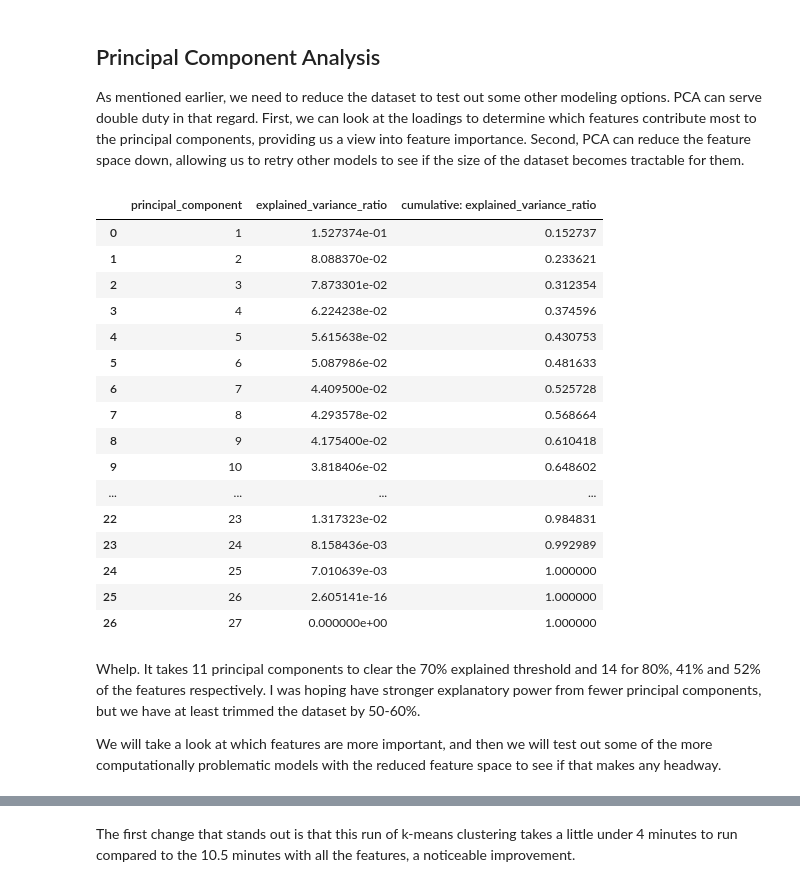
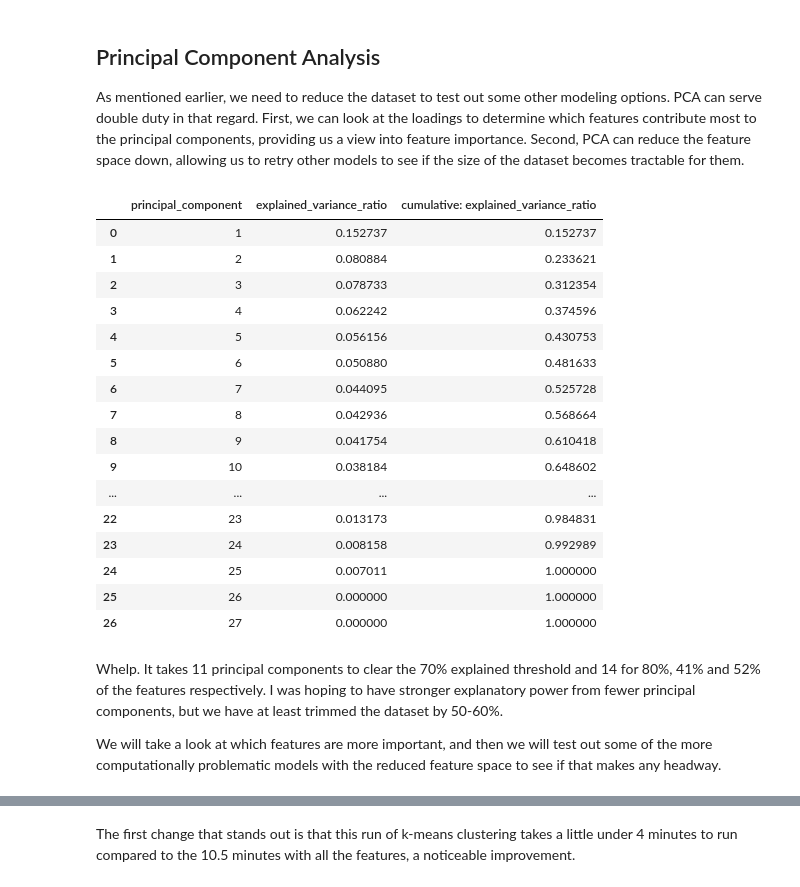
Before and after one commit to jhleakakos/msds-unsupervised-learning-final, a Jupyter notebook: even_more_surveys.ipynb, the cells around one changed output, grey strips where cells are left out. Saved outputs shown, nothing was run; the diff lists cells and outputs as text; code cells hidden in the pictures.

```diff
--- a/even_more_surveys.ipynb
+++ b/even_more_surveys.ipynb
@@ -1373,29 +1353,29 @@ pca = PCA(random_state=42).fit(df_model)
 # %%
 pd.DataFrame({
     'principal_component': pd.Series(range(1, pca.n_components_+1))
     , 'explained_variance_ratio': pca.explained_variance_ratio_
     ,  'cumulative: explained_variance_ratio': pca.explained_variance_ratio_.cumsum()
-})
+}).round(6)
 # %% [output]
 |  | principal_component | explained_variance_ratio | cumulative: explained_variance_ratio |
-| 0 | 1 | 1.527374e-01 | 0.152737 |
-| 1 | 2 | 8.088370e-02 | 0.233621 |
-| 2 | 3 | 7.873301e-02 | 0.312354 |
-| 3 | 4 | 6.224238e-02 | 0.374596 |
-| 4 | 5 | 5.615638e-02 | 0.430753 |
-| 5 | 6 | 5.087986e-02 | 0.481633 |
-| 6 | 7 | 4.409500e-02 | 0.525728 |
-| 7 | 8 | 4.293578e-02 | 0.568664 |
-| 8 | 9 | 4.175400e-02 | 0.610418 |
-| 9 | 10 | 3.818406e-02 | 0.648602 |
+| 0 | 1 | 0.152737 | 0.152737 |
+| 1 | 2 | 0.080884 | 0.233621 |
+| 2 | 3 | 0.078733 | 0.312354 |
+| 3 | 4 | 0.062242 | 0.374596 |
+| 4 | 5 | 0.056156 | 0.430753 |
+| 5 | 6 | 0.050880 | 0.481633 |
+| 6 | 7 | 0.044095 | 0.525728 |
+| 7 | 8 | 0.042936 | 0.568664 |
+| 8 | 9 | 0.041754 | 0.610418 |
+| 9 | 10 | 0.038184 | 0.648602 |
 | ... | ... | ... | ... |
-| 22 | 23 | 1.317323e-02 | 0.984831 |
-| 23 | 24 | 8.158436e-03 | 0.992989 |
-| 24 | 25 | 7.010639e-03 | 1.000000 |
-| 25 | 26 | 2.605141e-16 | 1.000000 |
-| 26 | 27 | 0.000000e+00 | 1.000000 |
+| 22 | 23 | 0.013173 | 0.984831 |
+| 23 | 24 | 0.008158 | 0.992989 |
+| 24 | 25 | 0.007011 | 1.000000 |
+| 25 | 26 | 0.000000 | 1.000000 |
+| 26 | 27 | 0.000000 | 1.000000 |
 # %% [markdown]
-Whelp. It takes 11 principal components to clear the 70% explained threshold and 14 for 80%, 41% and 52% of the features respectively. I was hoping have stronger explanatory power from fewer principal components, but we have at least trimmed the dataset by 50-60%.
+Whelp. It takes 11 principal components to clear the 70% explained threshold and 14 for 80%, 41% and 52% of the features respectively. I was hoping to have stronger explanatory power from fewer principal components, but we have at least trimmed the dataset by 50-60%.
 
 We will take a look at which features are more important, and then we will test out some of the more computationally problematic models with the reduced feature space to see if that makes any headway.
 # %%
```
Also changed, not shown: parts of 15 cells of this notebook.
